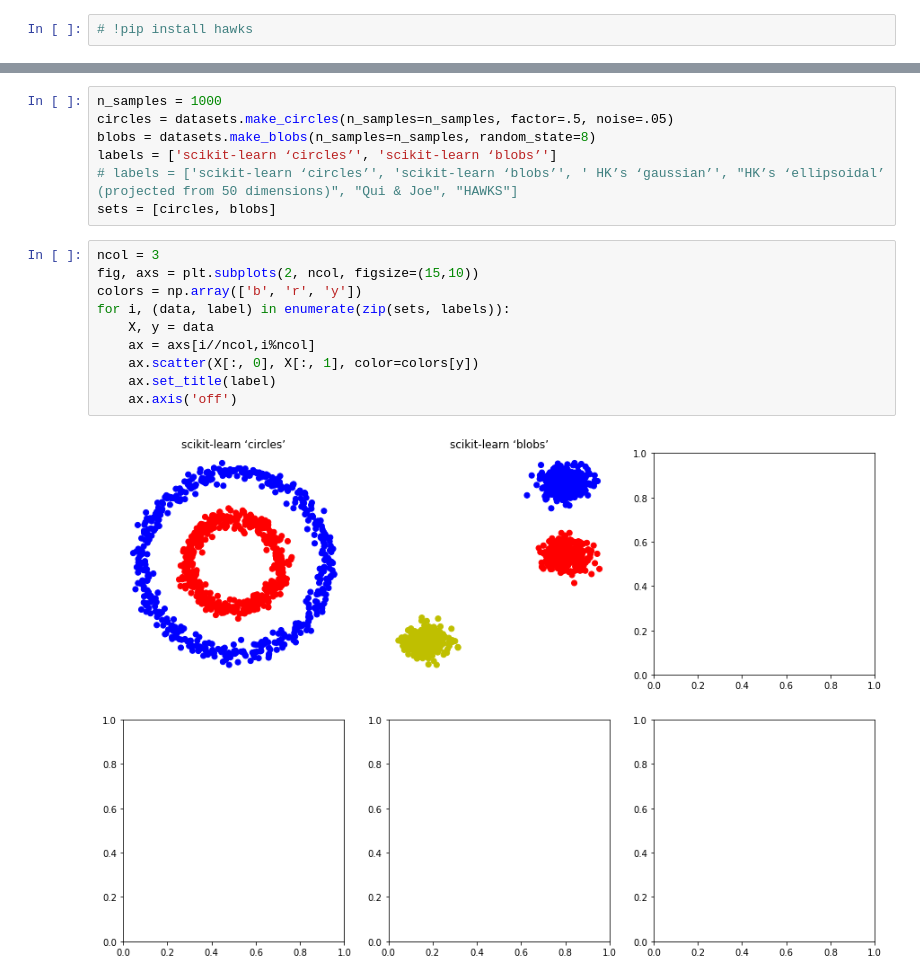
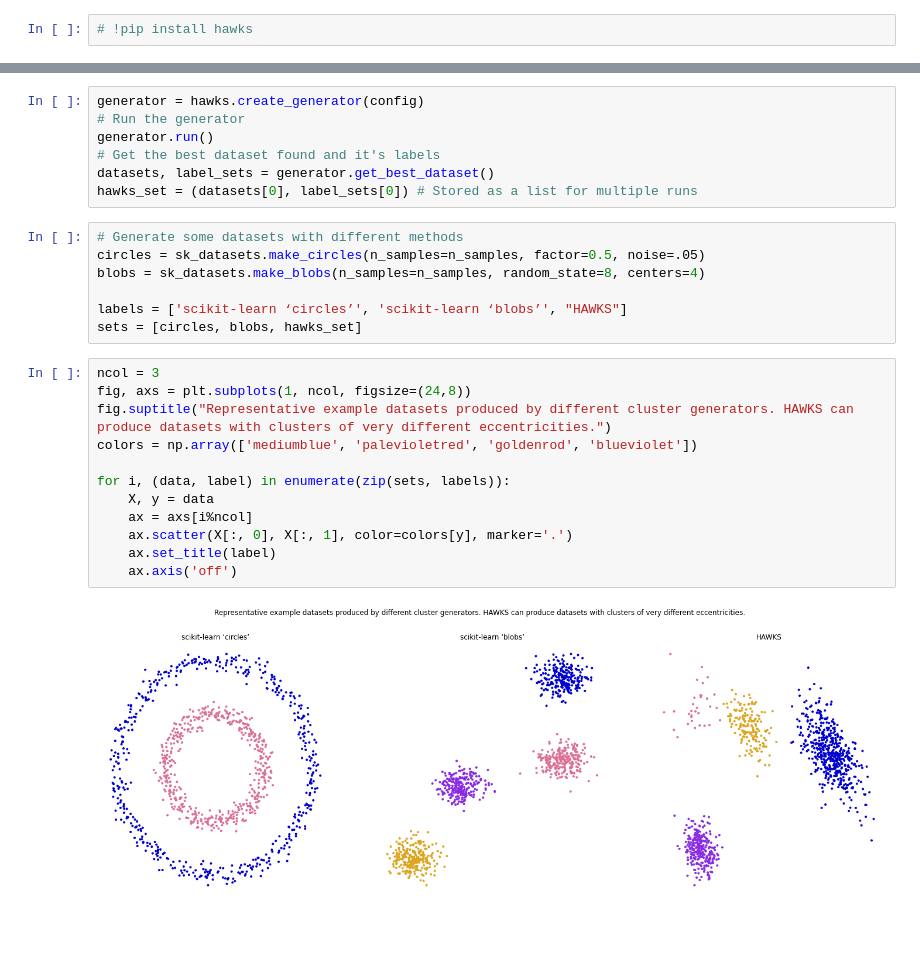
Before and after one commit to LudovicSterlin/projet-stochastic, a Jupyter notebook: clustering_datasets.ipynb, the cells around one changed output, grey strips where cells are left out. Saved outputs shown, nothing was run; the diff lists cells and outputs as text; blank space fills up the shorter version.

Commit message:
Merge with presentation and add some examples with variation of one parameter

```diff
--- a/clustering_datasets.ipynb
+++ b/clustering_datasets.ipynb
@@ -27,19 +196,28 @@ from sklearn import datasets
+# %%
+generator = hawks.create_generator(config)
+# Run the generator
+generator.run()
+# Get the best dataset found and it's labels
+datasets, label_sets = generator.get_best_dataset()
+hawks_set = (datasets[0], label_sets[0]) # Stored as a list for multiple runs
 # %%
-n_samples = 1000
-circles = datasets.make_circles(n_samples=n_samples, factor=.5, noise=.05)
-blobs = datasets.make_blobs(n_samples=n_samples, random_state=8)
-labels = ['scikit-learn ‘circles’', 'scikit-learn ‘blobs’']
-# labels = ['scikit-learn ‘circles’', 'scikit-learn ‘blobs’', ' HK’s ‘gaussian’', "HK’s ‘ellipsoidal’ (projected from 50 dimensions)", "Qui & Joe", "HAWKS"]
-sets = [circles, blobs]
+# Generate some datasets with different methods
+circles = sk_datasets.make_circles(n_samples=n_samples, factor=0.5, noise=.05)
+blobs = sk_datasets.make_blobs(n_samples=n_samples, random_state=8, centers=4)
+
+labels = ['scikit-learn ‘circles’', 'scikit-learn ‘blobs’', "HAWKS"]
+sets = [circles, blobs, hawks_set]
 # %%
 ncol = 3
-fig, axs = plt.subplots(2, ncol, figsize=(15,10))
-colors = np.array(['b', 'r', 'y'])
+fig, axs = plt.subplots(1, ncol, figsize=(24,8))
+fig.suptitle("Representative example datasets produced by different cluster generators. HAWKS can produce datasets with clusters of very different eccentricities.")
+colors = np.array(['mediumblue', 'palevioletred', 'goldenrod', 'blueviolet'])
+
 for i, (data, label) in enumerate(zip(sets, labels)):
     X, y = data
-    ax = axs[i//ncol,i%ncol]
-    ax.scatter(X[:, 0], X[:, 1], color=colors[y])
+    ax = axs[i%ncol]
+    ax.scatter(X[:, 0], X[:, 1], color=colors[y], marker='.')
     ax.set_title(label)
     ax.axis('off')
 # %% [output]
-[figure, old version]
+[figure, new version]
```
Also changed, not shown: parts of 32 cells of this notebook, 9 other files.
